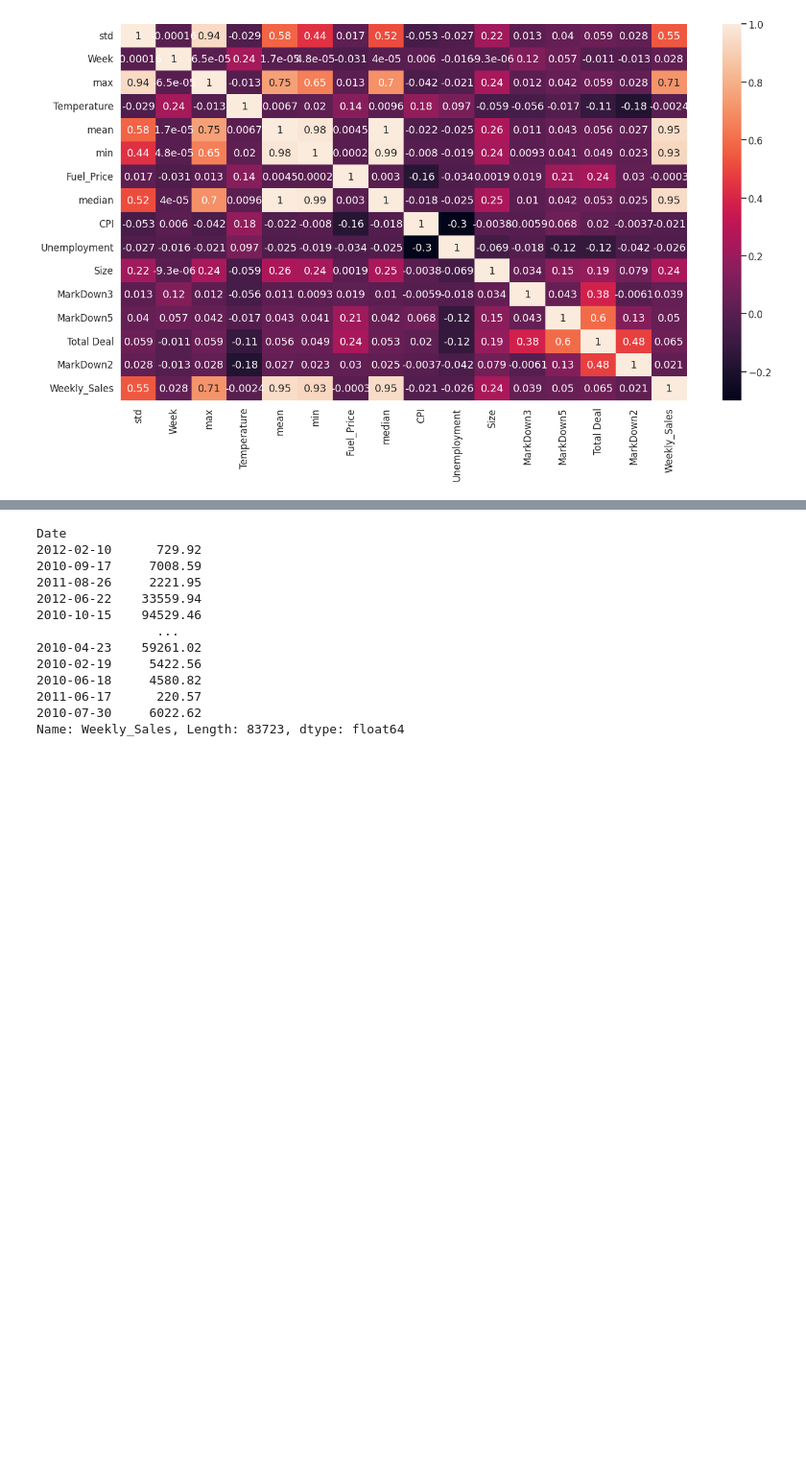
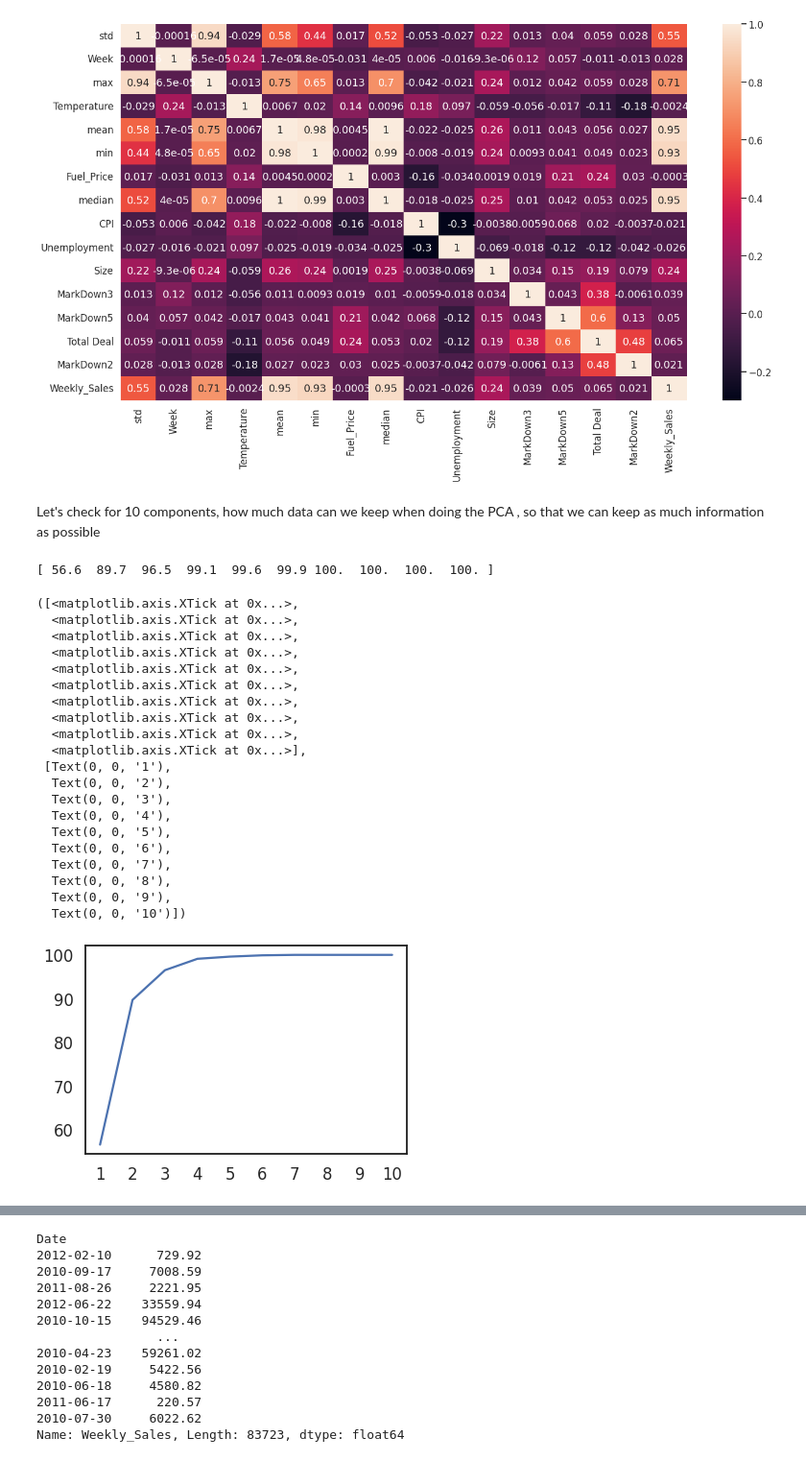
Before and after one commit to vamshidhar199/255-FinalProject, a Jupyter notebook: Walmart_RajuContribution.ipynb, the cells around one changed output, grey strips where cells are left out. Shown at 96% size. Saved outputs shown, nothing was run; the diff lists cells and outputs as text; code cells hidden in the pictures; blank space fills up the shorter version.

Commit message:
Added comparision charts

```diff
--- a/Walmart_RajuContribution.ipynb
+++ b/Walmart_RajuContribution.ipynb
@@ -1481,3 +1562,47 @@ plt.show()
 #dropping the markdowns CPI and unemployment due to low corelation with weekly sales
 A=dfm.drop(['CPI','Unemployment','MarkDown2','MarkDown5'],axis=1)
 B=dfm.Weekly_Sales
+# %%
+A_test=dfm.drop(['CPI','Unemployment','MarkDown2','MarkDown5'],axis=1)
+B_test=dfm.Weekly_Sales
+# %% [markdown]
+Let's check for 10 components, how much data can we keep when doing the PCA , so that we can keep as much information as possible
+# %%
+
+pca = PCA(n_components=10)
+pca.fit(A_test)
+pca_features = pca.transform(A_test)
+
+columns = ['pca_%i' % i for i in range(10)]
+A_test= pd.DataFrame(pca_features, columns=columns, index=A_test.index)
+# %%
+var= pca.explained_variance_ratio_
+cumvariances=np.cumsum(np.round(pca.explained_variance_ratio_, decimals=3)*100)
+print(cumvariances)
+# %% [output]
+[ 56.6  89.7  96.5  99.1  99.6  99.9 100.  100.  100.  100. ]
+# %%
+plt.plot(cumvariances)
+plt.xticks(np.arange(len(cumvariances)), np.arange(1, len(cumvariances)+1))
+# %% [output]
+([<matplotlib.axis.XTick at 0x...>,
+  <matplotlib.axis.XTick at 0x...>,
+  <matplotlib.axis.XTick at 0x...>,
+  <matplotlib.axis.XTick at 0x...>,
+  <matplotlib.axis.XTick at 0x...>,
+  <matplotlib.axis.XTick at 0x...>,
+  <matplotlib.axis.XTick at 0x...>,
+  <matplotlib.axis.XTick at 0x...>,
+  <matplotlib.axis.XTick at 0x...>,
+  <matplotlib.axis.XTick at 0x...>],
+ [Text(0, 0, '1'),
+  Text(0, 0, '2'),
+  Text(0, 0, '3'),
+  Text(0, 0, '4'),
+  Text(0, 0, '5'),
+  Text(0, 0, '6'),
+  Text(0, 0, '7'),
+  Text(0, 0, '8'),
+  Text(0, 0, '9'),
+  Text(0, 0, '10')])
+[figure, added]
```
Also changed, not shown: parts of 93 cells of this notebook.
